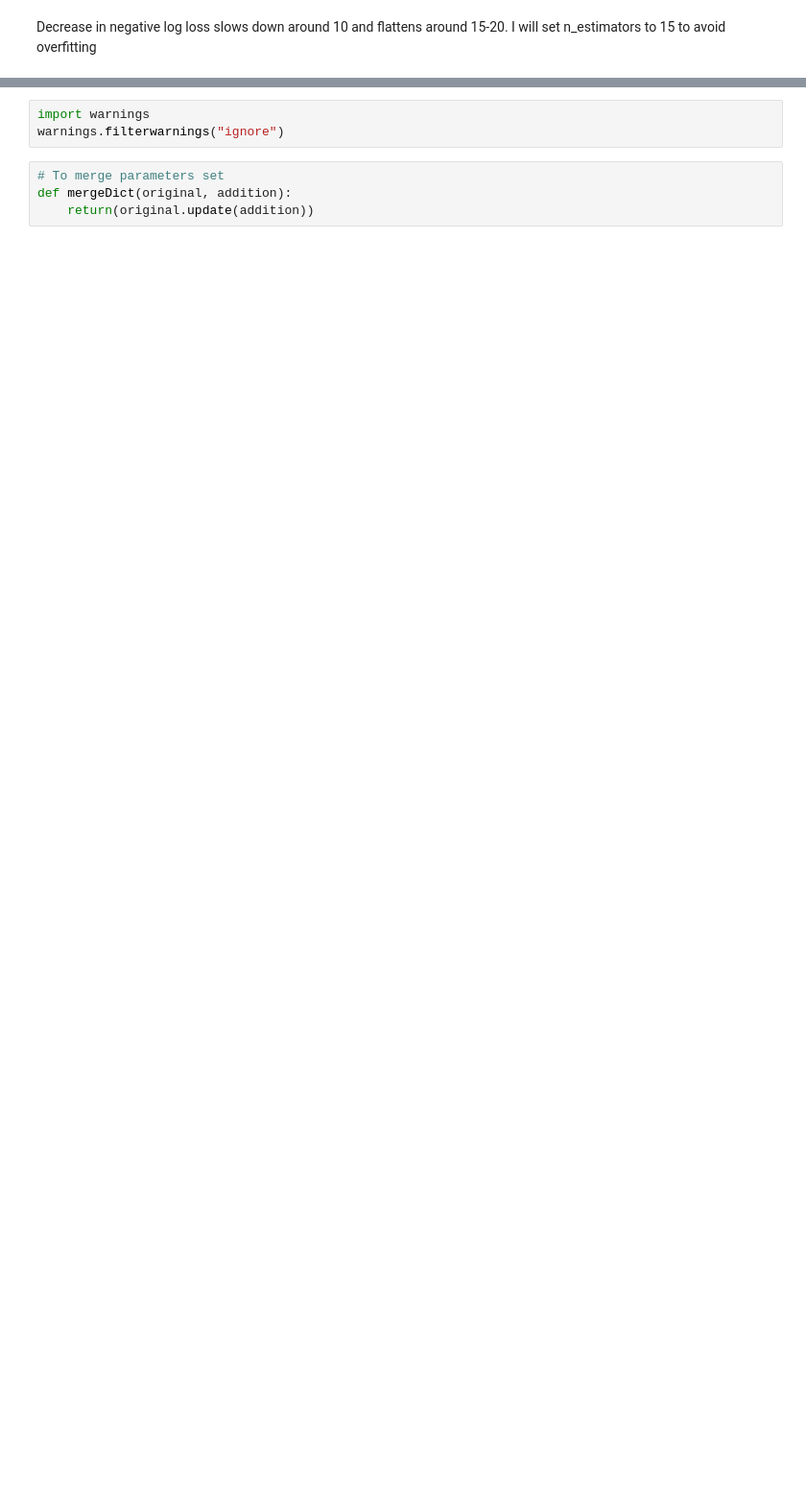
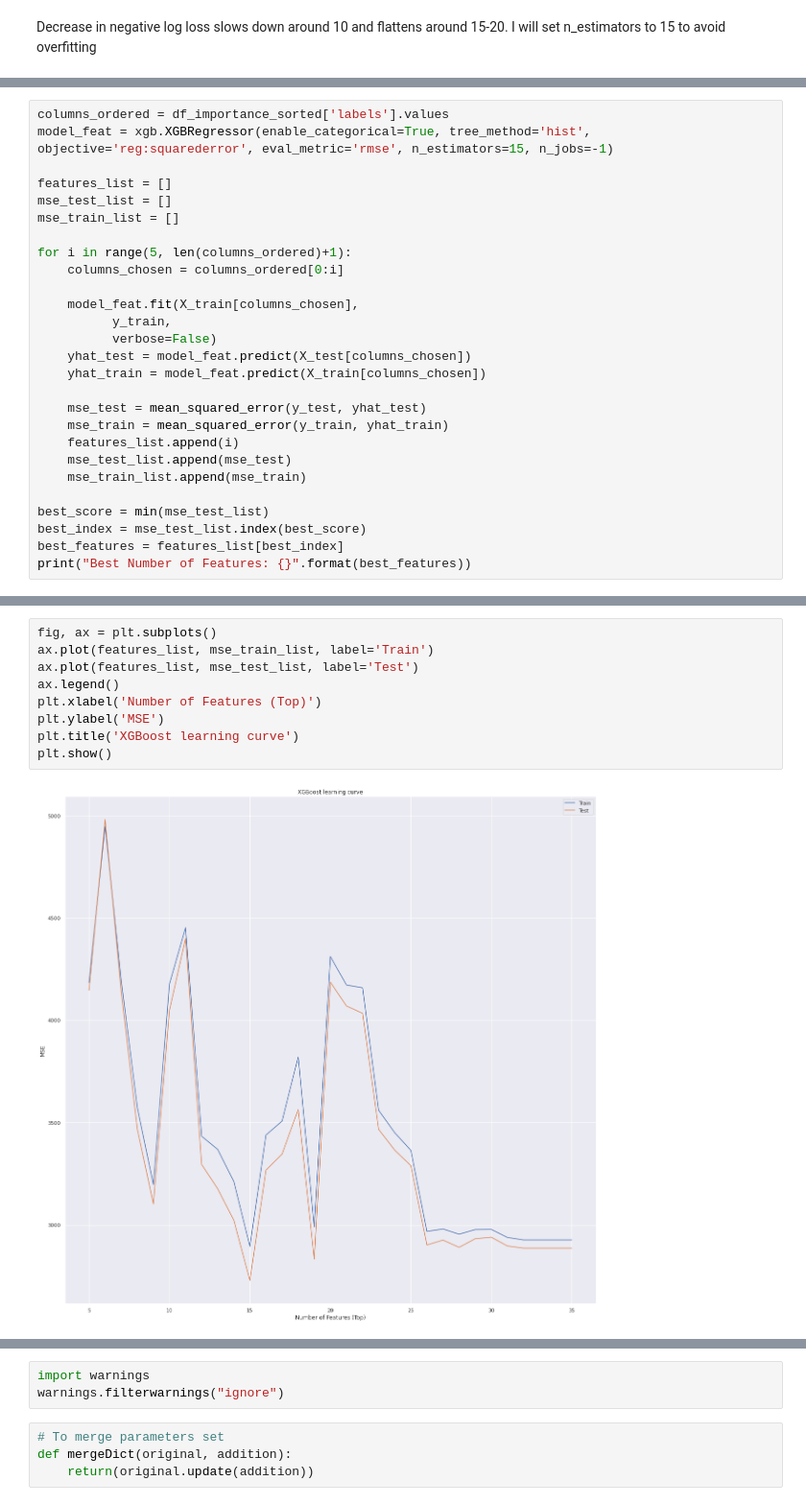
Before and after one commit to jbalda8/zotec_assessment, a Jupyter notebook: zotec_assessment.ipynb, the cells around one changed output, grey strips where cells are left out. Shown at 96% size. Drawn from its saved outputs; the diff is of its cells as text; blank space fills up the shorter version.

```diff
--- a/zotec_assessment.ipynb
+++ b/zotec_assessment.ipynb
@@ -445,0 +468,27 @@ Decrease in negative log loss slows down around 10 and flattens around 15-20. I
+# %%
+columns_ordered = df_importance_sorted['labels'].values
+model_feat = xgb.XGBRegressor(enable_categorical=True, tree_method='hist', objective='reg:squarederror', eval_metric='rmse', n_estimators=15, n_jobs=-1)
+
+features_list = []
+mse_test_list = []
+mse_train_list = []
+
+for i in range(5, len(columns_ordered)+1):
+    columns_chosen = columns_ordered[0:i]
+
+    model_feat.fit(X_train[columns_chosen],
+          y_train,
+          verbose=False)
+    yhat_test = model_feat.predict(X_test[columns_chosen])
+    yhat_train = model_feat.predict(X_train[columns_chosen])
+
+    mse_test = mean_squared_error(y_test, yhat_test)
+    mse_train = mean_squared_error(y_train, yhat_train)
+    features_list.append(i)
+    mse_test_list.append(mse_test)
+    mse_train_list.append(mse_train)
+
+best_score = min(mse_test_list)
+best_index = mse_test_list.index(best_score)
+best_features = features_list[best_index]
+print("Best Number of Features: {}".format(best_features))
@@ -445,0 +497,11 @@ Decrease in negative log loss slows down around 10 and flattens around 15-20. I
+# %%
+fig, ax = plt.subplots()
+ax.plot(features_list, mse_train_list, label='Train')
+ax.plot(features_list, mse_test_list, label='Test')
+ax.legend()
+plt.xlabel('Number of Features (Top)')
+plt.ylabel('MSE')
+plt.title('XGBoost learning curve')
+plt.show()
+# %% [output]
+[figure, added]
```
Also changed, not shown: parts of 29 cells of this notebook.
